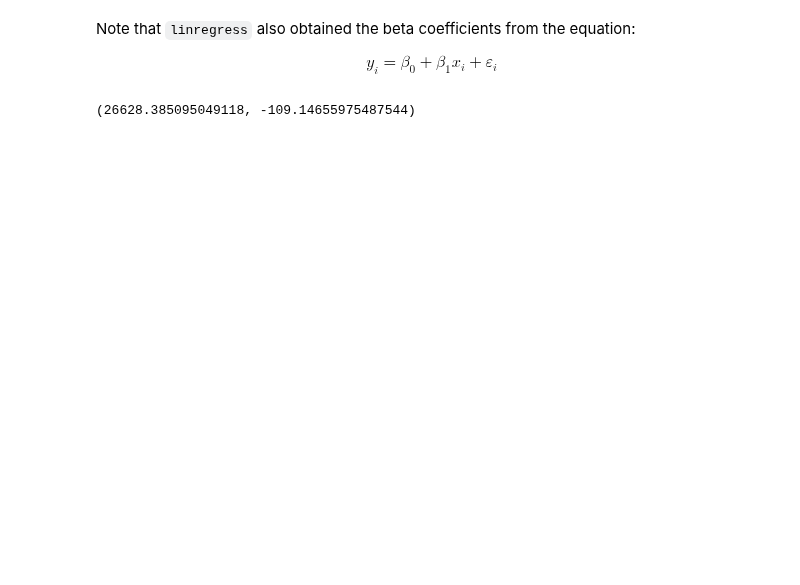
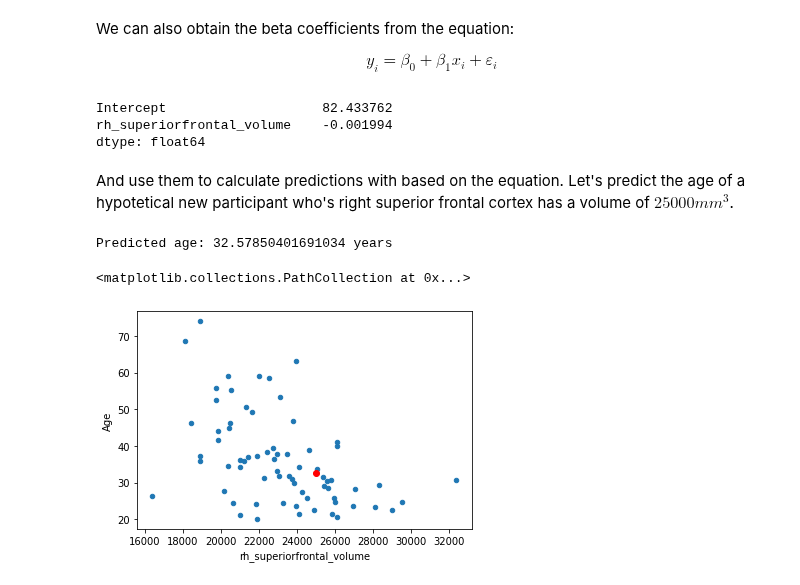
Before and after one commit to pni-lab/predmod_lecture, a Jupyter notebook: contents/2_linear_models/practice_linear_models.ipynb, the cells around one changed output. Drawn from its saved outputs; the diff is of its cells as text; code cells hidden in the pictures; blank space fills up the shorter version.

```diff
--- a/contents/2_linear_models/practice_linear_models.ipynb
+++ b/contents/2_linear_models/practice_linear_models.ipynb
@@ -32,0 +28,3 @@ R = -0.5855297900642413  p =  5.617381835888532e-60
+# %%
+fitted_model = smf.ols('Age ~ rh_superiorfrontal_volume', df).fit()
+fitted_model.summary()
@@ -33,10 +53,28 @@ R = -0.5855297900642413  p =  5.617381835888532e-60
 # %% [markdown]
-Note that `linregress` also obtained the beta coefficients from the equation:
+We can also obtain the beta coefficients from the equation:
 
 $$
 y_{i}=\beta _{0}+\beta _{1}x_{{i}}+\varepsilon _{i}
 $$
-# %%
-beta0, beta1
-# %% [output]
-(26628.385095049118, -109.14655975487544)
+# %%
+beta=fitted_model.params
+beta
+# %% [output]
+Intercept                    82.433762
+rh_superiorfrontal_volume    -0.001994
+dtype: float64
+# %% [markdown]
+And use them to calculate predictions with based on the equation.
+Let's predict the age of a hypotetical new participant who's right superior frontal cortex has a volume of $25000 mm^3$.
+# %%
+x_new = 25000
+yhat = beta[0] + beta[1]*x_new
+print('Predicted age:', yhat, 'years')
+# %% [output]
+Predicted age: 32.57850401691034 years
+# %%
+df.plot.scatter(x='rh_superiorfrontal_volume', y='Age',)
+plt.scatter(x=x_new, y=yhat, color='red')
+# %% [output]
+<matplotlib.collections.PathCollection at 0x...>
+[figure, added]
```
Also changed, not shown: parts of 27 cells of this notebook, 12 other files.
